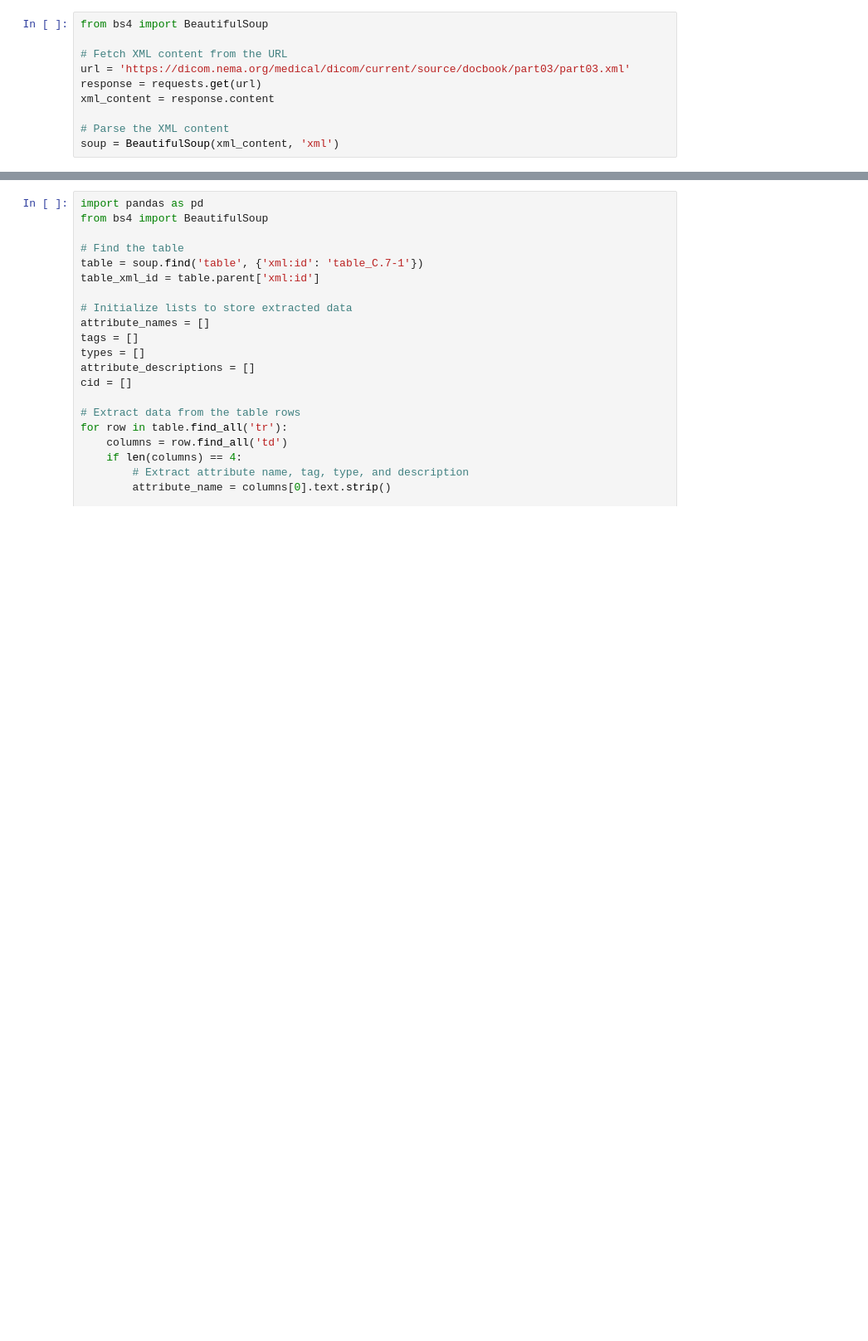
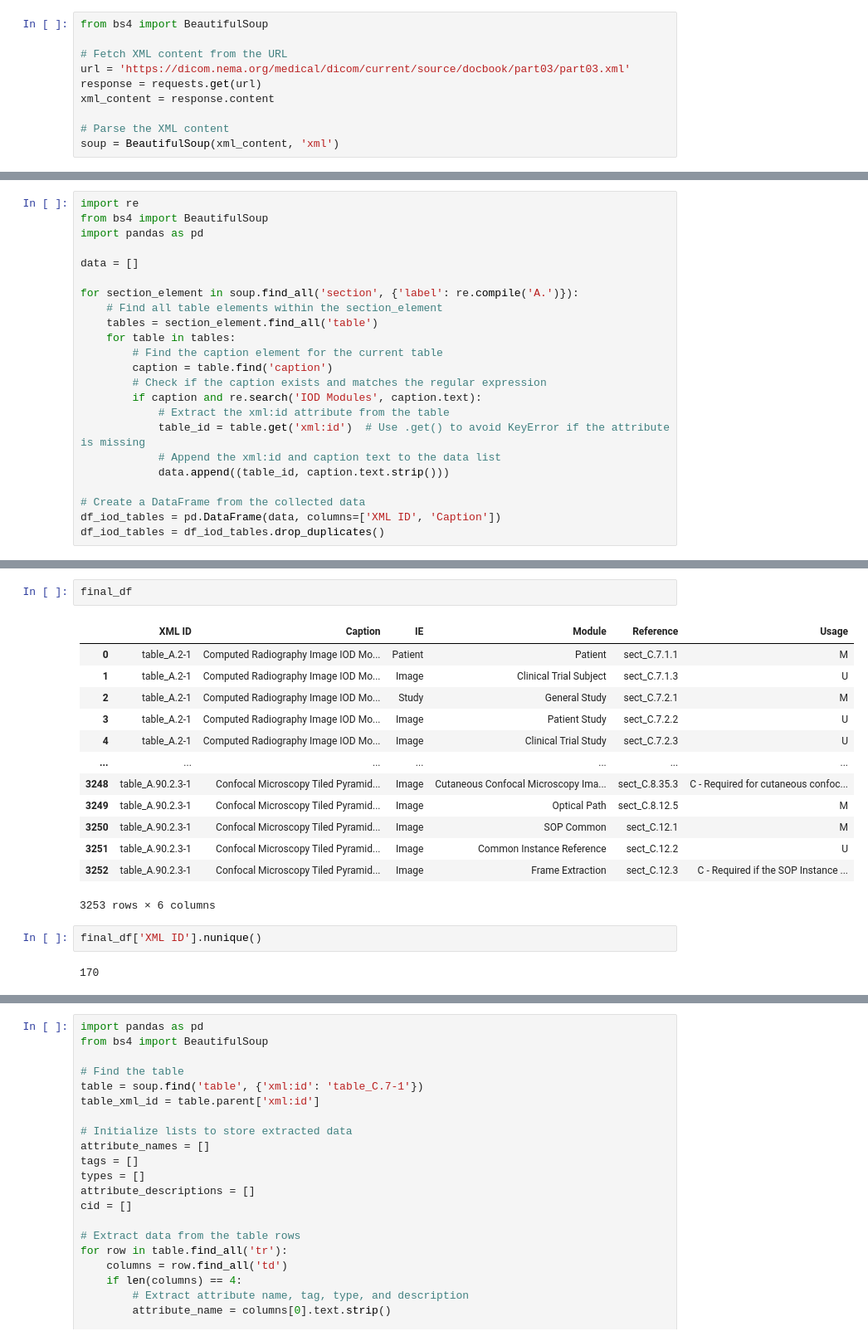
Before and after one commit to paulnagy/DICOM2OMOP, a Jupyter notebook: DICOM_P3_harvest_xml.ipynb, the cells around one changed output, grey strips where cells are left out. Shown: that part at 83% size. Drawn from its saved outputs; the diff is of its cells as text; blank space fills up the shorter version.

Commit message:
extract all IODs

```diff
--- a/DICOM_P3_harvest_xml.ipynb
+++ b/DICOM_P3_harvest_xml.ipynb
@@ -229,0 +111,23 @@ table_df
+# %%
+import re
+from bs4 import BeautifulSoup
+import pandas as pd
+
+data = []
+
+for section_element in soup.find_all('section', {'label': re.compile('A.')}):
+    # Find all table elements within the section_element
+    tables = section_element.find_all('table')
+    for table in tables:
+        # Find the caption element for the current table
+        caption = table.find('caption')
+        # Check if the caption exists and matches the regular expression
+        if caption and re.search('IOD Modules', caption.text):
+            # Extract the xml:id attribute from the table
+            table_id = table.get('xml:id')  # Use .get() to avoid KeyError if the attribute is missing
+            # Append the xml:id and caption text to the data list
+            data.append((table_id, caption.text.strip()))
+
+# Create a DataFrame from the collected data
+df_iod_tables = pd.DataFrame(data, columns=['XML ID', 'Caption'])
+df_iod_tables = df_iod_tables.drop_duplicates()
@@ -229,0 +203,20 @@ table_df
+# %%
+final_df
+# %% [output]
+|  | XML ID | Caption | IE | Module | Reference | Usage |
+| 0 | table_A.2-1 | Computed Radiography Image IOD Mo... | Patient | Patient | sect_C.7.1.1 | M |
+| 1 | table_A.2-1 | Computed Radiography Image IOD Mo... | Image | Clinical Trial Subject | sect_C.7.1.3 | U |
+| 2 | table_A.2-1 | Computed Radiography Image IOD Mo... | Study | General Study | sect_C.7.2.1 | M |
+| 3 | table_A.2-1 | Computed Radiography Image IOD Mo... | Image | Patient Study | sect_C.7.2.2 | U |
+| 4 | table_A.2-1 | Computed Radiography Image IOD Mo... | Image | Clinical Trial Study | sect_C.7.2.3 | U |
+| ... | ... | ... | ... | ... | ... | ... |
+| 3248 | table_A.90.2.3-1 | Confocal Microscopy Tiled Pyramid... | Image | Cutaneous Confocal Microscopy Ima... | sect_C.8.35.3 | C - Required for cutaneous confoc... |
+| 3249 | table_A.90.2.3-1 | Confocal Microscopy Tiled Pyramid... | Image | Optical Path | sect_C.8.12.5 | M |
+| 3250 | table_A.90.2.3-1 | Confocal Microscopy Tiled Pyramid... | Image | SOP Common | sect_C.12.1 | M |
+| 3251 | table_A.90.2.3-1 | Confocal Microscopy Tiled Pyramid... | Image | Common Instance Reference | sect_C.12.2 | U |
+| 3252 | table_A.90.2.3-1 | Confocal Microscopy Tiled Pyramid... | Image | Frame Extraction | sect_C.12.3 | C - Required if the SOP Instance ... |
+3253 rows × 6 columns
+# %%
+final_df['XML ID'].nunique()
+# %% [output]
+170
```
Also changed, not shown: parts of 16 cells of this notebook.
